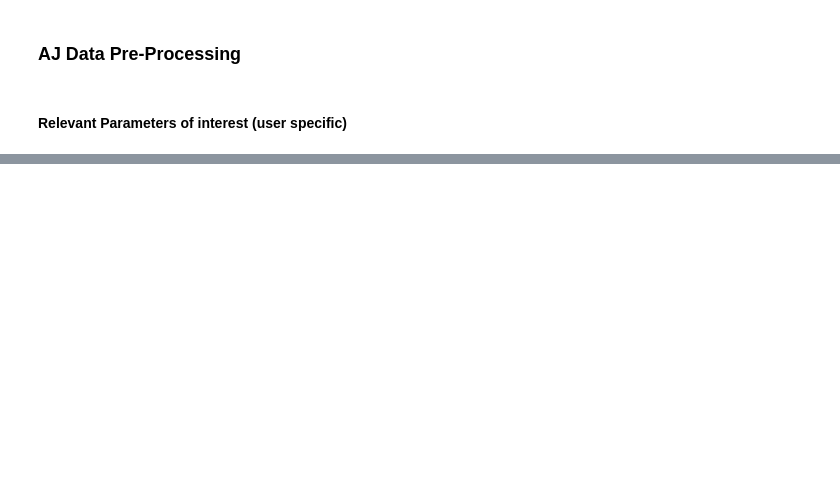
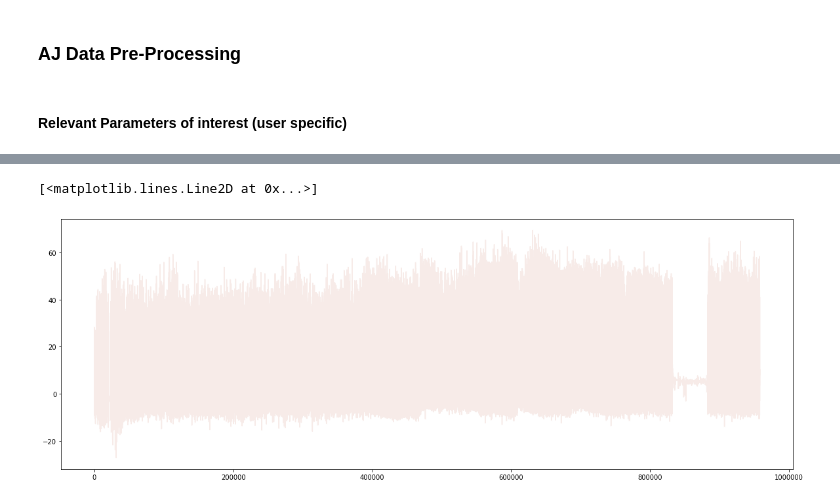
Before and after one commit to martinabetti-97/brutti_lovers-3, a Jupyter notebook: Final_Project/Arduino and Google Fit.ipynb, the cells around one changed output, grey strips where cells are left out. Drawn from its saved outputs; the diff is of its cells as text; code cells hidden in the pictures; blank space fills up the shorter version.

```diff
--- a/Final_Project/Arduino and Google Fit.ipynb
+++ b/Final_Project/Arduino and Google Fit.ipynb
@@ -53,7 +55,9 @@ def session_start(data, method='inference', value=None):
     :param method: (str)
         - 'inference': Look at the data and try to guess when we are actually starting to run. The idea until now is:
                 - Look at the X, Y and Z axis for each user and see the most regular one (depends on how the device is placed).
-                - Based on the best feature, estimate the average amplitude of a step.
+                - Based on the best feature, estimate the average amplitude of a step (Avarage amplitude is calculated for each interval of n measurements)
+                - Start is defined as the starting point of the first interval wich passes the avg threshold.
+                - End is defined as the starting point of the first interval (from the end of the time series) wich passes the avg threshold.
                 - Set the timer at the stage in which the amplitude is below a certain threshold
         - 'percentage': Remove the initial 2% of the observations (try to be conservative, better to remove part of the session
                         than keep irrelevant data)
@@ -62,10 +66,30 @@ def session_start(data, method='inference', value=None):
                   between 0 and 1 (e.g. 0.02 to remove  2% of the initial data set), if the method is fixed provide a string
                   with date format (e.g. '2021-05-02 18:01:00')
     """
-    df = data.copy()
 
+    df = data.copy().dropna()
     if method == 'inference':
-        raise ValueError('Method inference from session_start function is still under construction...come back later')
+
+        n = 100 # n=100 seemed like a good compromise to me in order to avoid detecting local changes.
+        Y = [abs(x) for x in df.AccY.tolist()]
+        ampl = [statistics.mean(Y[x:x+n]) for x in range(1,(len(Y)//n)*n,n)]
+        start = np.where(np.array(ampl) > statistics.mean(ampl))[0][0]*n
+        end = np.where(np.array(ampl[::-1]) > statistics.mean(ampl))[0][0]*n
+        start_timestamp = df.iloc[[start]].index[0]
+        end_timestamp = df.iloc[[len(Y)-end-1]].index[0]
+        print('Number of observations excluded with inference method:', start+end)
+
+        ########################## to be deleted, just for check
+        plt.figure(figsize=(20,8))
+        plt.plot(df.AccY.tolist(),color='#F7EBE8')
+        plt.axvline(x=start, color='g', linestyle='--')
+        plt.axvline(x=len(Y)-end, color='r', linestyle='--')
+        plt.show()
+        #######################################################
+
+        df = df[df.index > start_timestamp]
+        df = df[df.index < end_timestamp]
+
     elif method == 'percentage':
         length = len(data)*value
         df = df[int(length):]
@@ -77,6 +101,7 @@ def session_start(data, method='inference', value=None):
     return df
 # %%
 def generate_full_time_series_AJ(path, file_identifier='Run_', plot=None, google_files=file_names):
+
     """
     We have decided to generate a full time series as dataset (i.e. put all the sessions together, making several time series
     into a single one). For this purpose we will simply do individual pre-processing steps on each of the csv files and then
@@ -96,7 +121,7 @@ def generate_full_time_series_AJ(path, file_identifier='Run_', plot=None, google
         df['timestamp'] = pd.to_datetime(df['timestamp'])
         df = df.set_index('timestamp')
         df_missing = missing_data_treatment(df, method='interpolation')
-        df_start = session_start(df_missing, method='percentage', value=.02)
+        df_start = session_start(df_missing, method='inference',value=None)
         print(re.findall('\d+', session)[0])
         print('Session Start: ' + str(min(df_start.index)))
         print('Session End: ' + str(max(df_start.index)))
@@ -112,7 +137,7 @@ def generate_full_time_series_AJ(path, file_identifier='Run_', plot=None, google
 
 
     print('Finished pre-processing individual time series')
-    full_df.sort_values(by=['timestamp'], inplace=True)
+    full_df.sort_values(by='timestamp', inplace=True)
 
     if plot:
         plt.figure(figsize=(20, 12))
@@ -211,0 +228,7 @@ full.head(1000)
+# %%
+Y=full.AccY.tolist()
+plt.figure(figsize=(20,7))
+plt.plot(Y,color='#F7EBE8')
+# %% [output]
+[<matplotlib.lines.Line2D at 0x...>]
+[figure, added]
```
Also changed, not shown: parts of 4 cells of this notebook.
